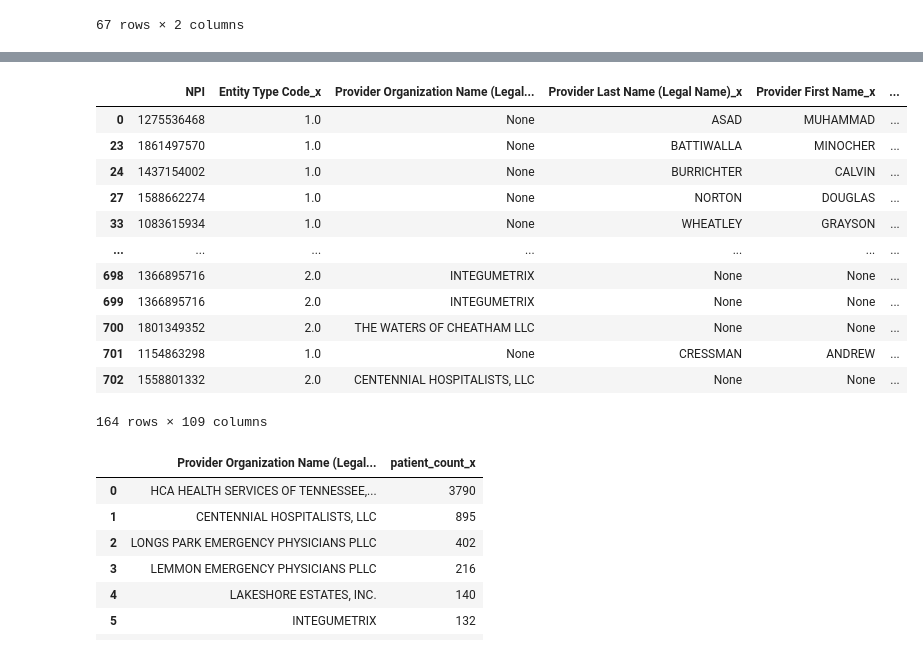
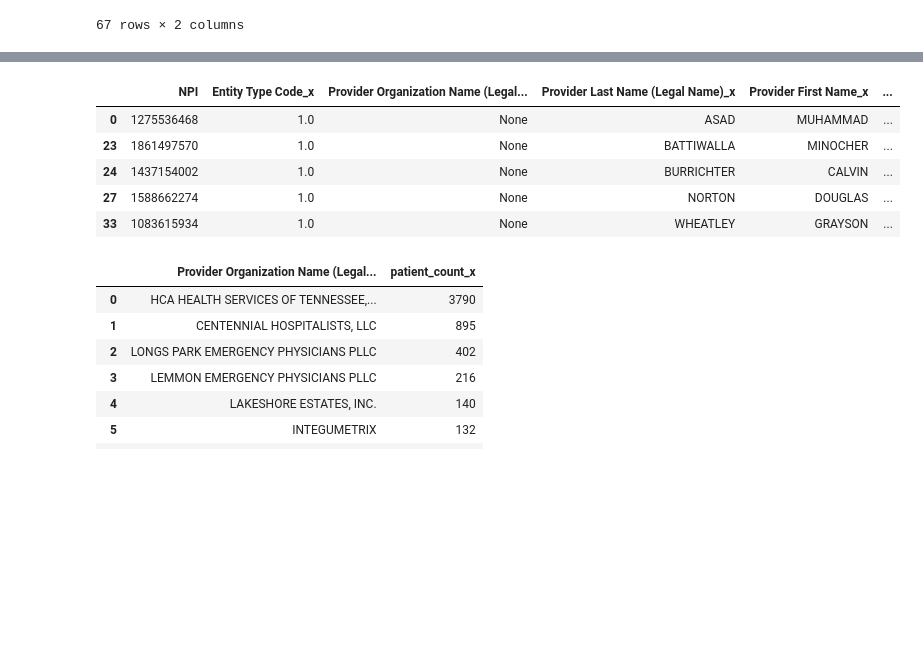
Before and after one commit to KagonDeans/hop-team, a Jupyter notebook: notebook/question_2 redo.ipynb, the cells around one changed output, grey strips where cells are left out. Saved outputs shown, nothing was run; the diff lists cells and outputs as text; code cells hidden in the pictures; blank space fills up the shorter version.

```diff
--- a/notebook/question_2 redo.ipynb
+++ b/notebook/question_2 redo.ipynb
@@ -308,18 +192,11 @@ on = 'NPI')
 # %%
 # Remove all providers that sent to Vanderbilt, so we can have only providers that sent to Tri-Star exclusively
 sent_to_vandy_tri_star = merged_tristar_vandy[merged_tristar_vandy['name_y'].isna()]
-sent_to_vandy_tri_star
+sent_to_vandy_tri_star.head()
 # %% [output]
 |  | NPI | Entity Type Code_x | Provider Organization Name (Legal... | Provider Last Name (Legal Name)_x | Provider First Name_x | ... |
 | 0 | 1275536468 | 1.0 | None | ASAD | MUHAMMAD | ... |
 | 23 | 1861497570 | 1.0 | None | BATTIWALLA | MINOCHER | ... |
 | 24 | 1437154002 | 1.0 | None | BURRICHTER | CALVIN | ... |
 | 27 | 1588662274 | 1.0 | None | NORTON | DOUGLAS | ... |
 | 33 | 1083615934 | 1.0 | None | WHEATLEY | GRAYSON | ... |
-| ... | ... | ... | ... | ... | ... | ... |
-| 698 | 1366895716 | 2.0 | INTEGUMETRIX | None | None | ... |
-| 699 | 1366895716 | 2.0 | INTEGUMETRIX | None | None | ... |
-| 700 | 1801349352 | 2.0 | THE WATERS OF CHEATHAM LLC | None | None | ... |
-| 701 | 1154863298 | 1.0 | None | CRESSMAN | ANDREW | ... |
-| 702 | 1558801332 | 2.0 | CENTENNIAL HOSPITALISTS, LLC | None | None | ... |
-164 rows × 109 columns
```
Also changed, not shown: parts of 28 cells of this notebook.
